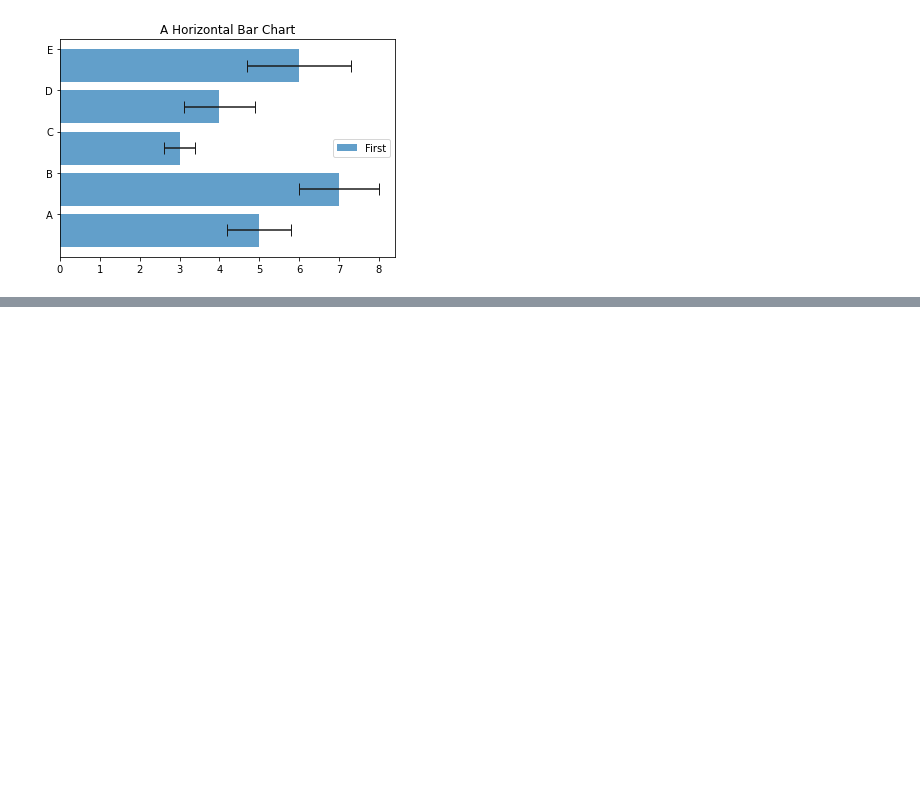
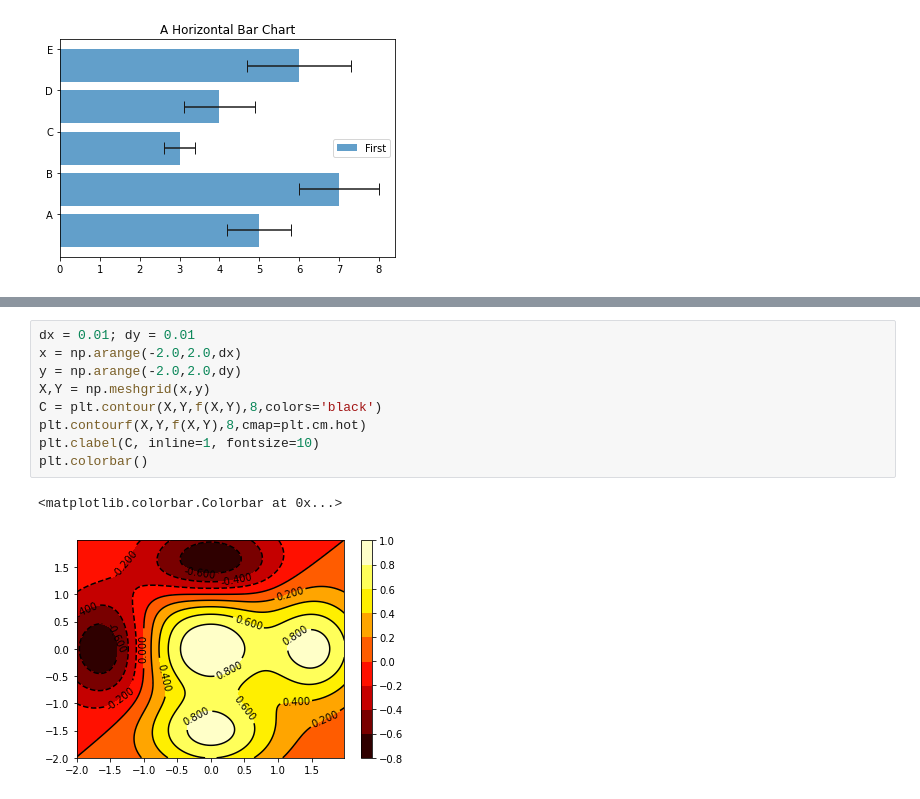
Before and after one commit to hoangks5/tinhoctromgkythuat, a Jupyter notebook: Tuan11.ipynb, the cells around one changed output, grey strips where cells are left out. Cells and saved outputs as stored; diff of their text form; blank space fills up the shorter version.

```diff
--- a/Tuan11.ipynb
+++ b/Tuan11.ipynb
@@ -135,0 +148,12 @@ df['series1'].plot(kind='pie',figsize=(6,6))
+# %%
+dx = 0.01; dy = 0.01
+x = np.arange(-2.0,2.0,dx)
+y = np.arange(-2.0,2.0,dy)
+X,Y = np.meshgrid(x,y)
+C = plt.contour(X,Y,f(X,Y),8,colors='black')
+plt.contourf(X,Y,f(X,Y),8,cmap=plt.cm.hot)
+plt.clabel(C, inline=1, fontsize=10)
+plt.colorbar()
+# %% [output]
+<matplotlib.colorbar.Colorbar at 0x...>
+[figure, added]
```
Also changed, not shown: parts of 7 cells of this notebook.
